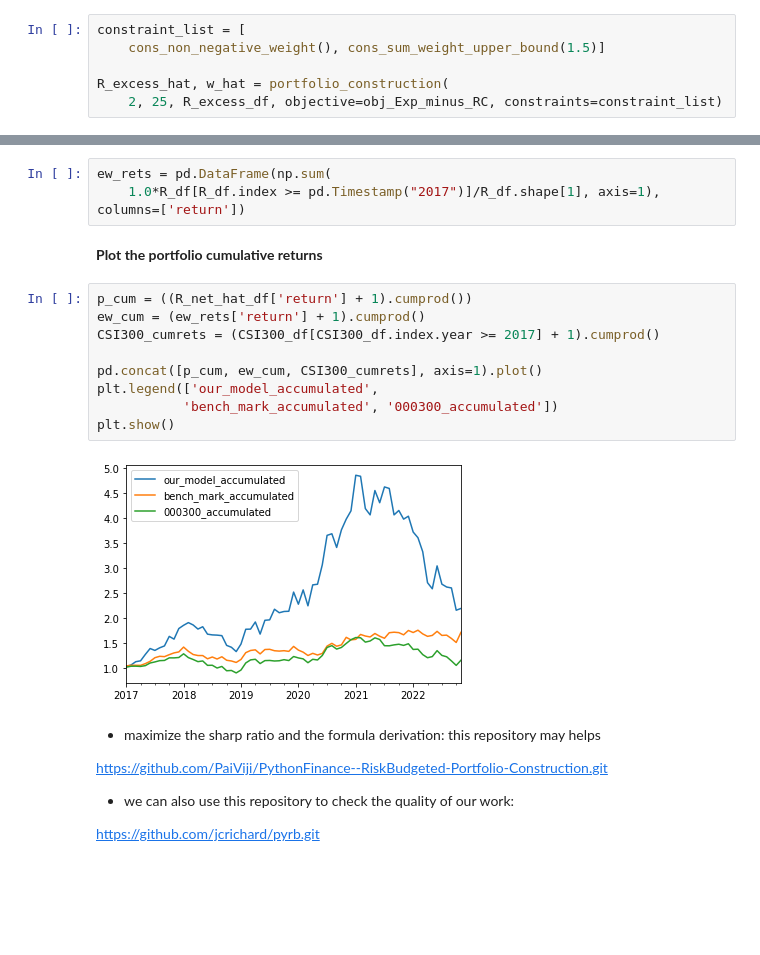
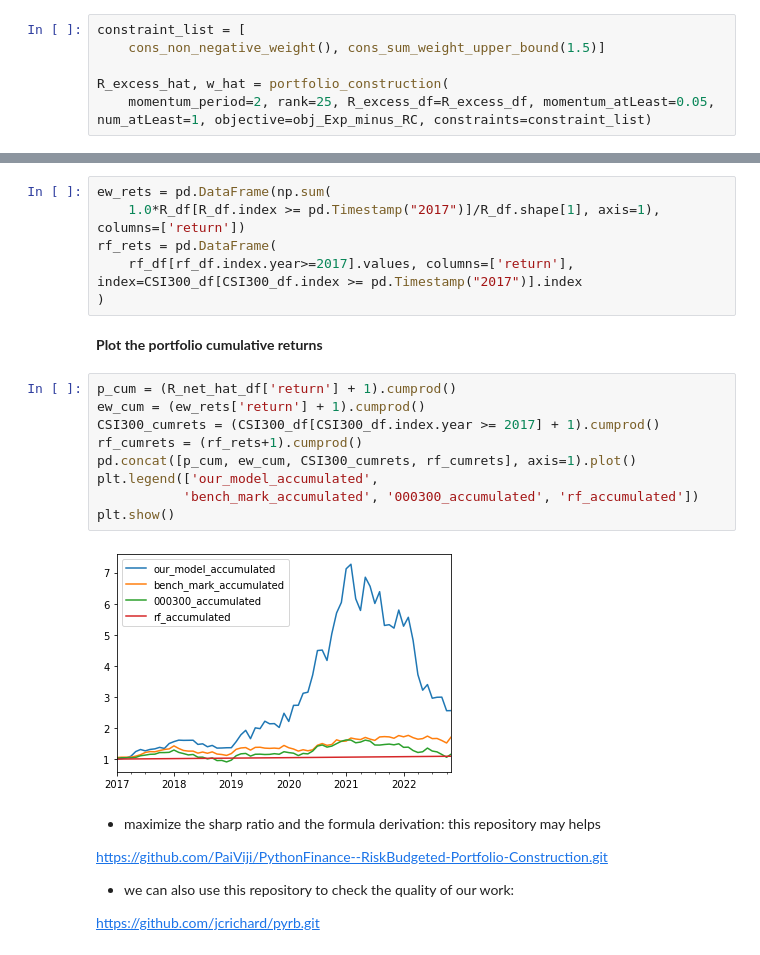
Before and after one commit to Linnore/STA4020-Projecto, a Jupyter notebook: basic_risk_budgeting.ipynb, the cells around one changed output, grey strips where cells are left out. Cells and saved outputs as stored; diff of their text form; blank space fills up the shorter version.

```diff
--- a/basic_risk_budgeting.ipynb
+++ b/basic_risk_budgeting.ipynb
@@ -67,4 +67,4 @@ constraint_list = [
     cons_non_negative_weight(), cons_sum_weight_upper_bound(1.5)]
 
 R_excess_hat, w_hat = portfolio_construction(
-    2, 25, R_excess_df, objective=obj_Exp_minus_RC, constraints=constraint_list)
+    momentum_period=2, rank=25, R_excess_df=R_excess_df, momentum_atLeast=0.05, num_atLeast=1, objective=obj_Exp_minus_RC, constraints=constraint_list)
@@ -108,19 +115,22 @@ test_result.calculate_result(
 # %%
 ew_rets = pd.DataFrame(np.sum(
     1.0*R_df[R_df.index >= pd.Timestamp("2017")]/R_df.shape[1], axis=1), columns=['return'])
+rf_rets = pd.DataFrame(
+    rf_df[rf_df.index.year>=2017].values, columns=['return'], index=CSI300_df[CSI300_df.index >= pd.Timestamp("2017")].index
+)
 # %% [markdown]
 **Plot the portfolio cumulative returns**
 # %%
-p_cum = ((R_net_hat_df['return'] + 1).cumprod())
+p_cum = (R_net_hat_df['return'] + 1).cumprod()
 ew_cum = (ew_rets['return'] + 1).cumprod()
 CSI300_cumrets = (CSI300_df[CSI300_df.index.year >= 2017] + 1).cumprod()
-
-pd.concat([p_cum, ew_cum, CSI300_cumrets], axis=1).plot()
+rf_cumrets = (rf_rets+1).cumprod()
+pd.concat([p_cum, ew_cum, CSI300_cumrets, rf_cumrets], axis=1).plot()
 plt.legend(['our_model_accumulated',
-           'bench_mark_accumulated', '000300_accumulated'])
+           'bench_mark_accumulated', '000300_accumulated', 'rf_accumulated'])
 plt.show()
 # %% [output]
-[figure, old version]
+[figure, new version]
 # %% [markdown]
 * maximize the sharp ratio and the formula derivation: this repository may helps
 
```
Also changed, not shown: parts of 2 cells of this notebook, 1 other file.
